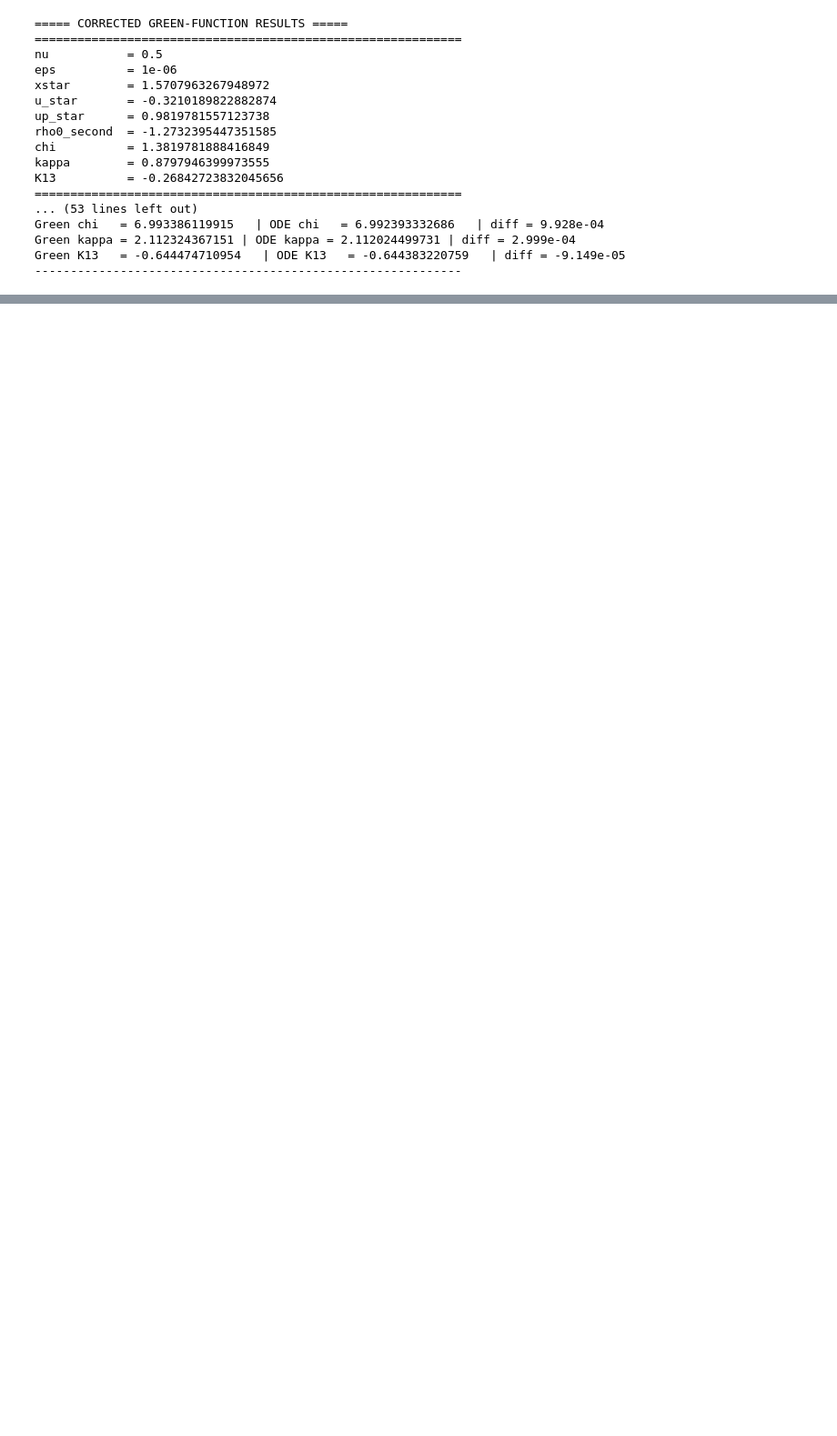
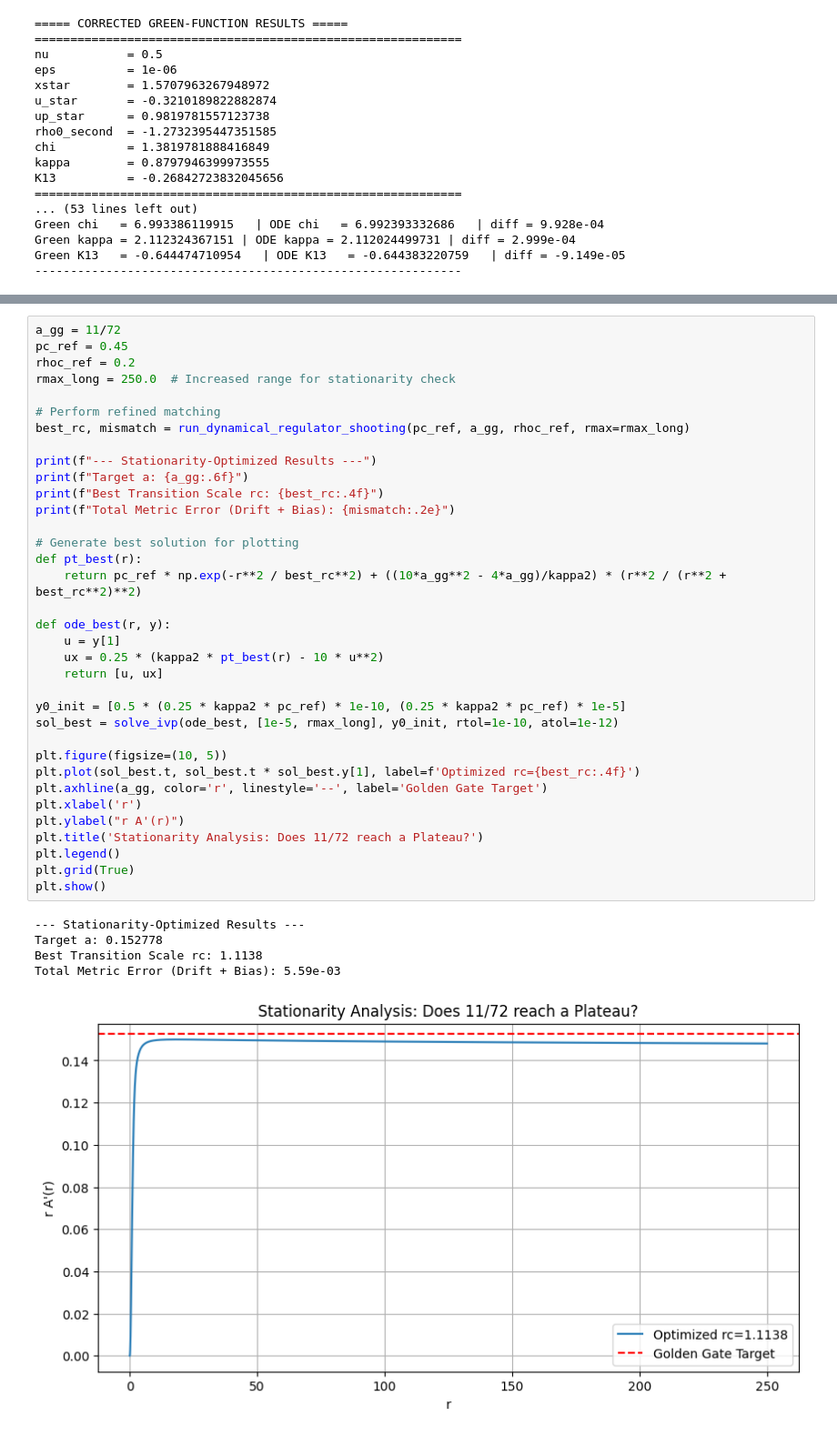
Before and after one commit to kawastony/Quantum_Gravity, a Jupyter notebook: Paper_37_tests.ipynb, the cells around one changed output, grey strips where cells are left out. Shown at 91% size. Saved outputs shown, nothing was run; the diff lists cells and outputs as text; blank space fills up the shorter version.

```diff
--- a/Paper_37_tests.ipynb
+++ b/Paper_37_tests.ipynb
@@ -1194,0 +1549,41 @@ Green K13   = -0.644474710954   | ODE K13   = -0.644383220759   | diff = -9.149e
+# %%
+a_gg = 11/72
+pc_ref = 0.45
+rhoc_ref = 0.2
+rmax_long = 250.0  # Increased range for stationarity check
+
+# Perform refined matching
+best_rc, mismatch = run_dynamical_regulator_shooting(pc_ref, a_gg, rhoc_ref, rmax=rmax_long)
+
+print(f"--- Stationarity-Optimized Results ---")
+print(f"Target a: {a_gg:.6f}")
+print(f"Best Transition Scale rc: {best_rc:.4f}")
+print(f"Total Metric Error (Drift + Bias): {mismatch:.2e}")
+
+# Generate best solution for plotting
+def pt_best(r):
+    return pc_ref * np.exp(-r**2 / best_rc**2) + ((10*a_gg**2 - 4*a_gg)/kappa2) * (r**2 / (r**2 + best_rc**2)**2)
+
+def ode_best(r, y):
+    u = y[1]
+    ux = 0.25 * (kappa2 * pt_best(r) - 10 * u**2)
+    return [u, ux]
+
+y0_init = [0.5 * (0.25 * kappa2 * pc_ref) * 1e-10, (0.25 * kappa2 * pc_ref) * 1e-5]
+sol_best = solve_ivp(ode_best, [1e-5, rmax_long], y0_init, rtol=1e-10, atol=1e-12)
+
+plt.figure(figsize=(10, 5))
+plt.plot(sol_best.t, sol_best.t * sol_best.y[1], label=f'Optimized rc={best_rc:.4f}')
+plt.axhline(a_gg, color='r', linestyle='--', label='Golden Gate Target')
+plt.xlabel('r')
+plt.ylabel("r A'(r)")
+plt.title('Stationarity Analysis: Does 11/72 reach a Plateau?')
+plt.legend()
+plt.grid(True)
+plt.show()
+# %% [output]
+--- Stationarity-Optimized Results ---
+Target a: 0.152778
+Best Transition Scale rc: 1.1138
+Total Metric Error (Drift + Bias): 5.59e-03
+[figure, added]
```
Also changed, not shown: parts of 23 cells of this notebook.
